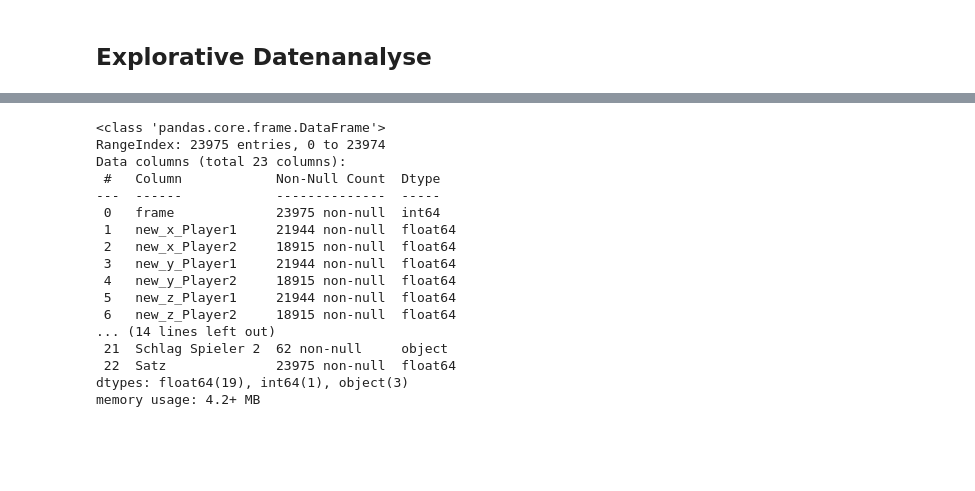
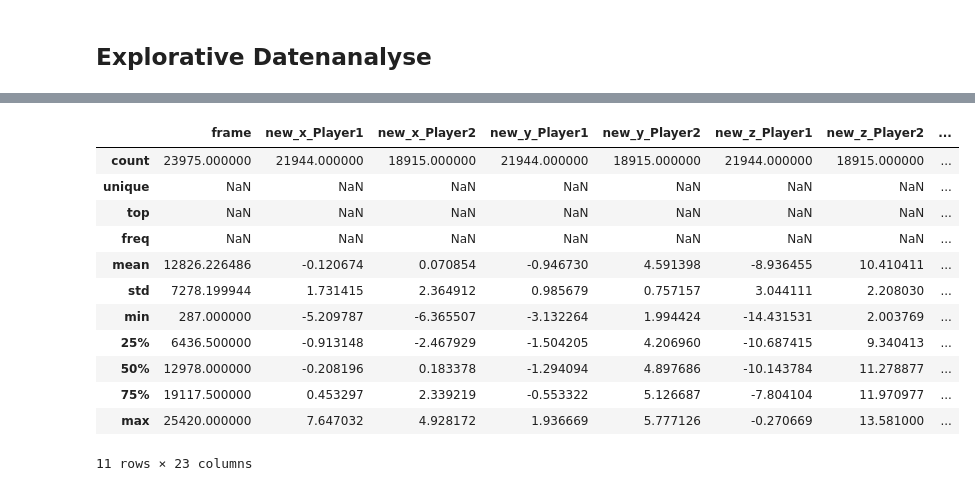
Before and after one commit to fhnw-ds/fhnw-cda2-tennis-analysis, a Jupyter notebook: field_analysis/eda_baden.ipynb, the cells around one changed output, grey strips where cells are left out. Cells and saved outputs as stored; diff of their text form; code cells hidden in the pictures; blank space fills up the shorter version.

Commit message:
Neues Dataframe

```diff
--- a/field_analysis/eda_baden.ipynb
+++ b/field_analysis/eda_baden.ipynb
@@ -51,3 +62,12 @@ def drawTennisField():
+# %%
+def position(x):
+    def_grenze = 2.74
+    if x > def_grenze:
+        return "Rechts"
+    elif x < -def_grenze:
+        return "Links"
+    else:
+        return "Mitte"
 # %% [markdown]
 # Datawrangling
 # %% [markdown]
@@ -202,4 +222,13 @@ df = pd.merge(df_cam_pivot, df_labels, left_on="frame", right_on="Frame", how="l
 df = df.drop(columns=["Frame"])
 # %%
 df[["Status", "Satz"]] = df[["Status", "Satz"]].ffill()
+# %%
+df["geschwindigkeit_p1"] = np.sqrt(df["vx_Player1"] ** 2 + df["xy_Player1"] ** 2 + df["vz_Player1"] ** 2)
+df["geschwindigkeit_p2"] = np.sqrt(df["vx_Player2"] ** 2 + df["xy_Player2"] ** 2 + df["vz_Player2"] ** 2)
+#
+df["zone_p1"] = abs(df["new_z_Player1"]).apply(zonen)
+df["zone_p2"] = df["new_z_Player2"].apply(zonen)
+#
+df["pos_p1"] = df["new_x_Player1"].apply(position)
+df["pos_p2"] = df["new_x_Player2"].apply(position)
 # %%
@@ -217,0 +254,11 @@ df.head()
+# %%
+df.drop(columns=['vx_Player1', 'vx_Player2', 'xy_Player1', 'xy_Player2', 'vz_Player1', 'vz_Player2'], inplace=True)
+# %%
+df["Status"] = df["Status"].astype("category")
+df["Schlag Spieler 1"] = df["Schlag Spieler 1"].astype("category")
+df["Schlag Spieler 2"] = df["Schlag Spieler 2"].astype("category")
+df["Satz"] = df["Satz"].astype("category")
+df["zone_p1"] = df["zone_p1"].astype("category")
+df["zone_p2"] = df["zone_p2"].astype("category")
+df["pos_p1"] = df["pos_p1"].astype("category")
+df["pos_p2"] = df["pos_p2"].astype("category")
@@ -220,20 +317,16 @@ df.head()
 # %%
-df.info()
+df.describe(include="all")
 # %% [output]
+|  | frame | new_x_Player1 | new_x_Player2 | new_y_Player1 | new_y_Player2 | new_z_Player1 | new_z_Player2 | ... |
+| count | 23975.000000 | 21944.000000 | 18915.000000 | 21944.000000 | 18915.000000 | 21944.000000 | 18915.000000 | ... |
+| unique | NaN | NaN | NaN | NaN | NaN | NaN | NaN | ... |
+| top | NaN | NaN | NaN | NaN | NaN | NaN | NaN | ... |
+| freq | NaN | NaN | NaN | NaN | NaN | NaN | NaN | ... |
+| mean | 12826.226486 | -0.120674 | 0.070854 | -0.946730 | 4.591398 | -8.936455 | 10.410411 | ... |
+| std | 7278.199944 | 1.731415 | 2.364912 | 0.985679 | 0.757157 | 3.044111 | 2.208030 | ... |
+| min | 287.000000 | -5.209787 | -6.365507 | -3.132264 | 1.994424 | -14.431531 | 2.003769 | ... |
+| 25% | 6436.500000 | -0.913148 | -2.467929 | -1.504205 | 4.206960 | -10.687415 | 9.340413 | ... |
+| 50% | 12978.000000 | -0.208196 | 0.183378 | -1.294094 | 4.897686 | -10.143784 | 11.278877 | ... |
+| 75% | 19117.500000 | 0.453297 | 2.339219 | -0.553322 | 5.126687 | -7.804104 | 11.970977 | ... |
+| max | 25420.000000 | 7.647032 | 4.928172 | 1.936669 | 5.777126 | -0.270669 | 13.581000 | ... |
-<class 'pandas.core.frame.DataFrame'>
-RangeIndex: 23975 entries, 0 to 23974
-Data columns (total 23 columns):
- #   Column            Non-Null Count  Dtype
----  ------            --------------  -----
- 0   frame             23975 non-null  int64
- 1   new_x_Player1     21944 non-null  float64
- 2   new_x_Player2     18915 non-null  float64
- 3   new_y_Player1     21944 non-null  float64
- 4   new_y_Player2     18915 non-null  float64
- 5   new_z_Player1     21944 non-null  float64
- 6   new_z_Player2     18915 non-null  float64
-... (14 lines left out)
- 21  Schlag Spieler 2  62 non-null     object
- 22  Satz              23975 non-null  float64
-dtypes: float64(19), int64(1), object(3)
-memory usage: 4.2+ MB
+11 rows × 23 columns
```
Also changed, not shown: parts of 6 cells of this notebook.
